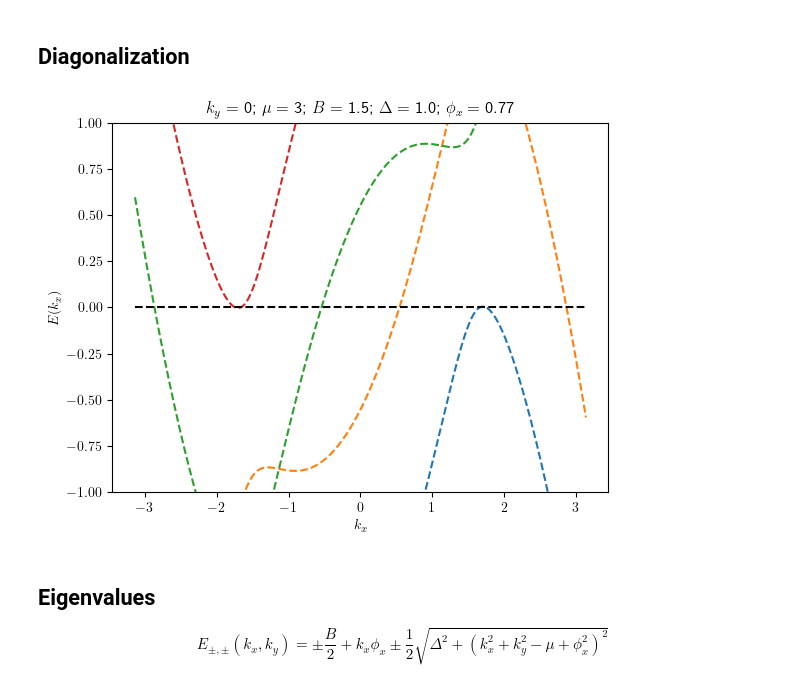
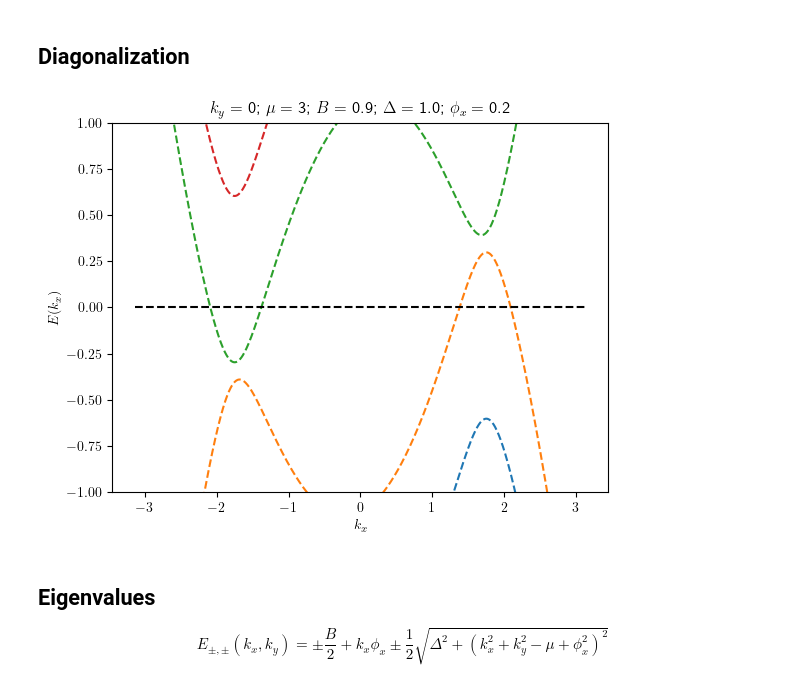
Before and after one commit to gabriel-rodriguez-ruiz/bilayer, a Jupyter notebook: Monolayer.ipynb, the cells around one changed output. Saved outputs shown, nothing was run; the diff lists cells and outputs as text; code cells hidden in the pictures.

```diff
--- a/Monolayer.ipynb
+++ b/Monolayer.ipynb
@@ -48,30 +48,30 @@ def get_Analytic_Energy_polar(k, theta, mu, B, Delta, phi_x):
 # %%
 k_x_values = np.linspace(-np.pi, np.pi, 1000)
 k_y = 0
 mu = 3
 Delta = 1.
-B = 1.5
-phi_x = 0.77
+B = 0.9 * Delta
+phi_x = 0.2
 Energies = get_Energies(k_x_values, [k_y], mu, B, Delta, phi_x)
 Analytic_Energies = get_Analytic_Energy(k_x_values, k_y, mu, B, Delta, phi_x)
 
 fig, ax = plt.subplots()
 for i in range(4):
     ax.plot(k_x_values, Analytic_Energies[i, :], linestyle="dashed")
     #ax.plot(k_x_values, Energies[:, :, i])
 ax.set_xlabel(r"$k_x$")
 ax.set_ylabel(r"$E(k_x)$")
 ax.set_title(r"$k_y=$" + f"{k_y:2}"
              + r"; $\mu=$ " + f"{mu:2}"
-             + r"; $B=$ " + f"{B:.2}"
+             + r"; $B=$ " + f"{B:.3}"
              + r"; $\Delta=$ " + f"{Delta:.2}"
              + r"; $\phi_x=$ " + f"{phi_x}"
             )
 ax.set_ylim(-1, 1)
 ax.hlines(0, -np.pi, np.pi, "k", linestyles="dashed")
 plt.show()
 # %% [output]
-[figure, old version]
+[figure, new version]
 # %% [markdown]
 ## Eigenvalues
 
```
Also changed, not shown: parts of 15 cells of this notebook.
